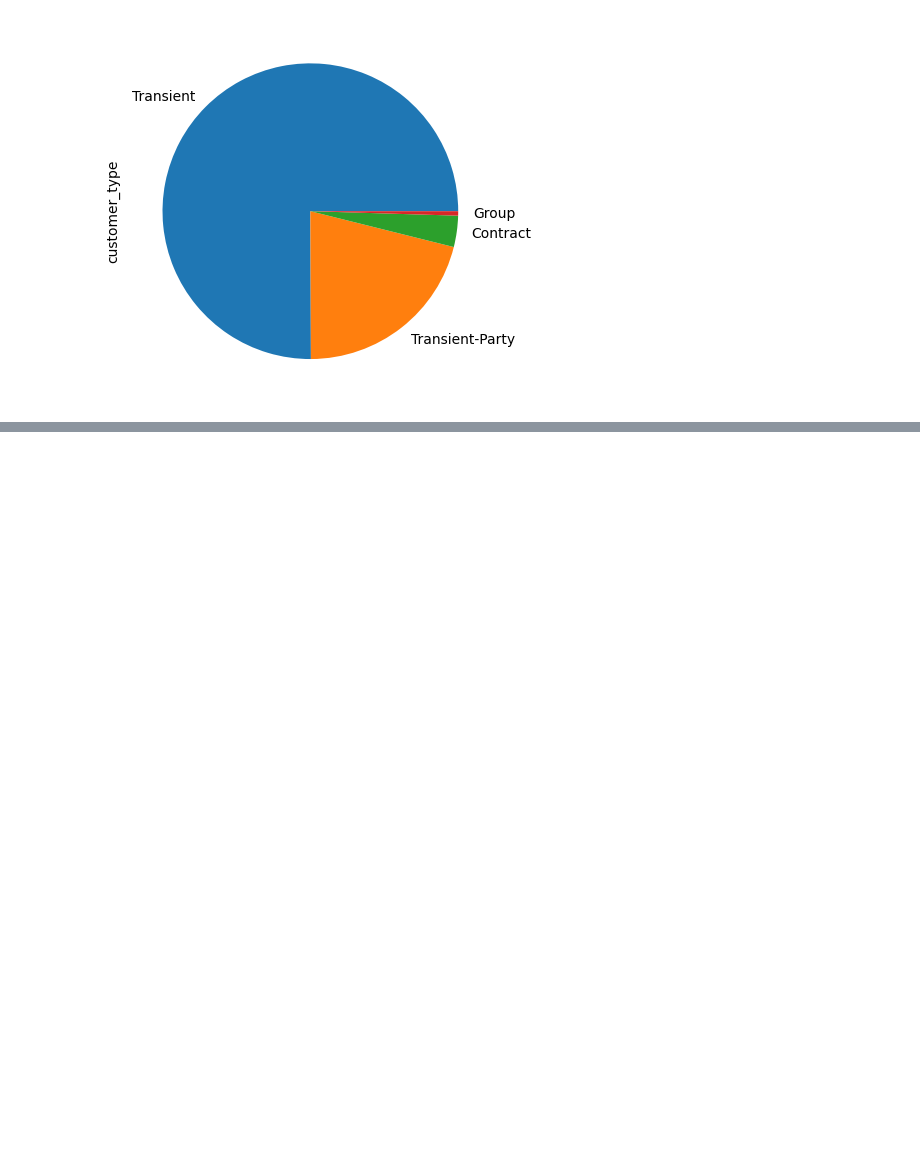
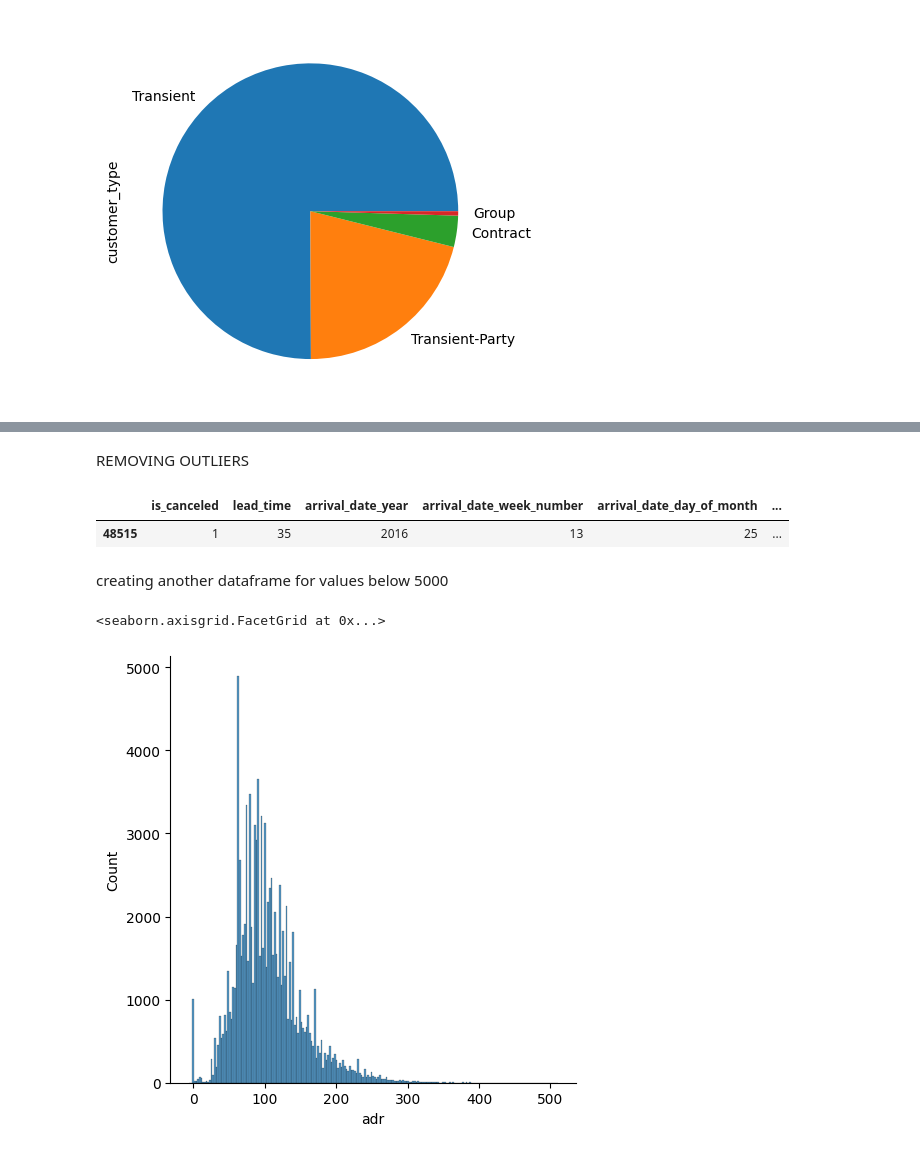
Before and after one commit to sobiyeo/iExcel, a Jupyter notebook: HamoyeClass3.ipynb, the cells around one changed output, grey strips where cells are left out. Cells and saved outputs as stored; diff of their text form; code cells hidden in the pictures; blank space fills up the shorter version.

```diff
--- a/HamoyeClass3.ipynb
+++ b/HamoyeClass3.ipynb
@@ -217,0 +283,16 @@ cat_df["customer_type"].value_counts().plot(kind = "pie")
+# %% [markdown]
+REMOVING OUTLIERS
+# %%
+numerical_df[numerical_df['adr']> 5000]
+# %% [output]
+|  | is_canceled | lead_time | arrival_date_year | arrival_date_week_number | arrival_date_day_of_month | ... |
+| 48515 | 1 | 35 | 2016 | 13 | 25 | ... |
+# %% [markdown]
+creating another dataframe for values below 5000
+# %%
+less = numerical_df[numerical_df['adr']<5000]
+# %%
+sns.displot(less["adr"])
+# %% [output]
+<seaborn.axisgrid.FacetGrid at 0x...>
+[figure, added]
```
Also changed, not shown: parts of 10 cells of this notebook.
